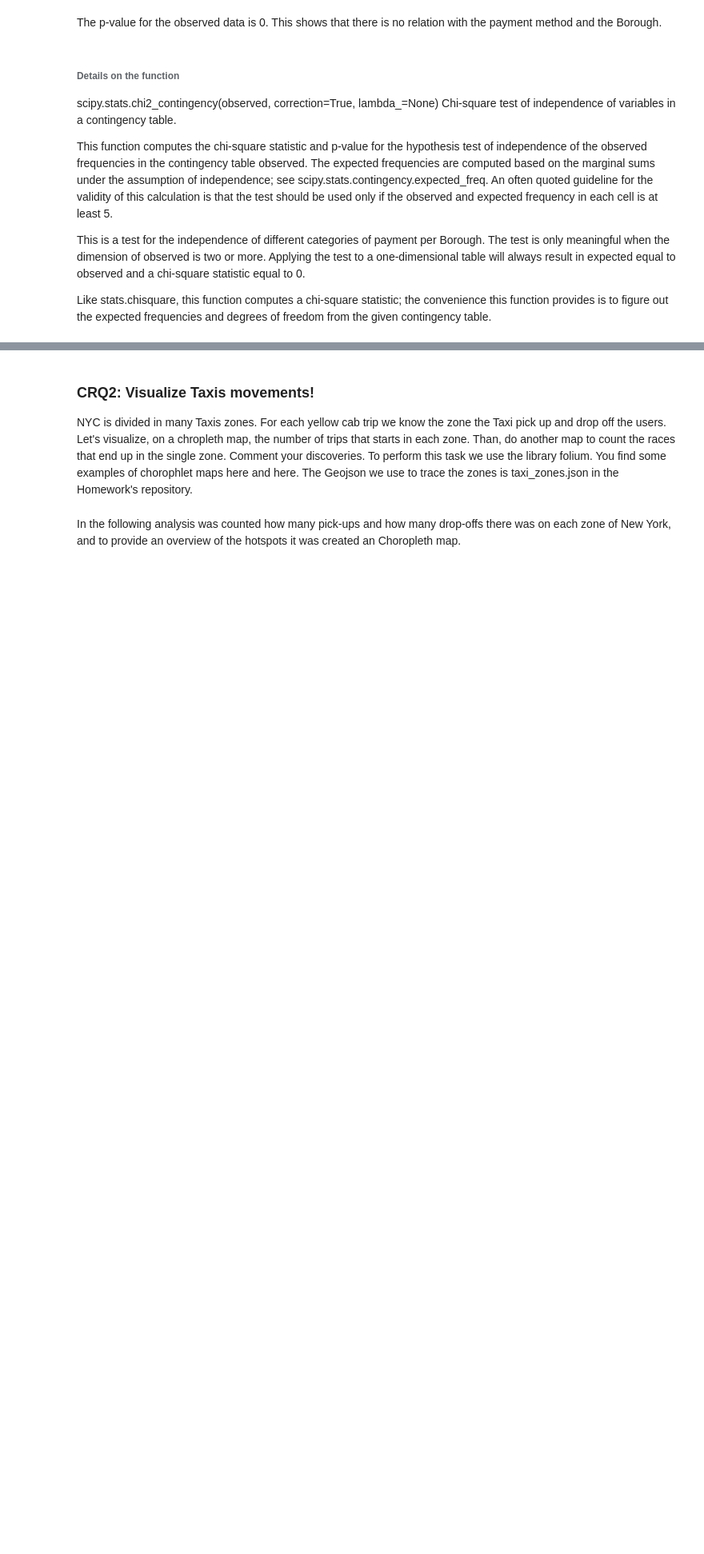
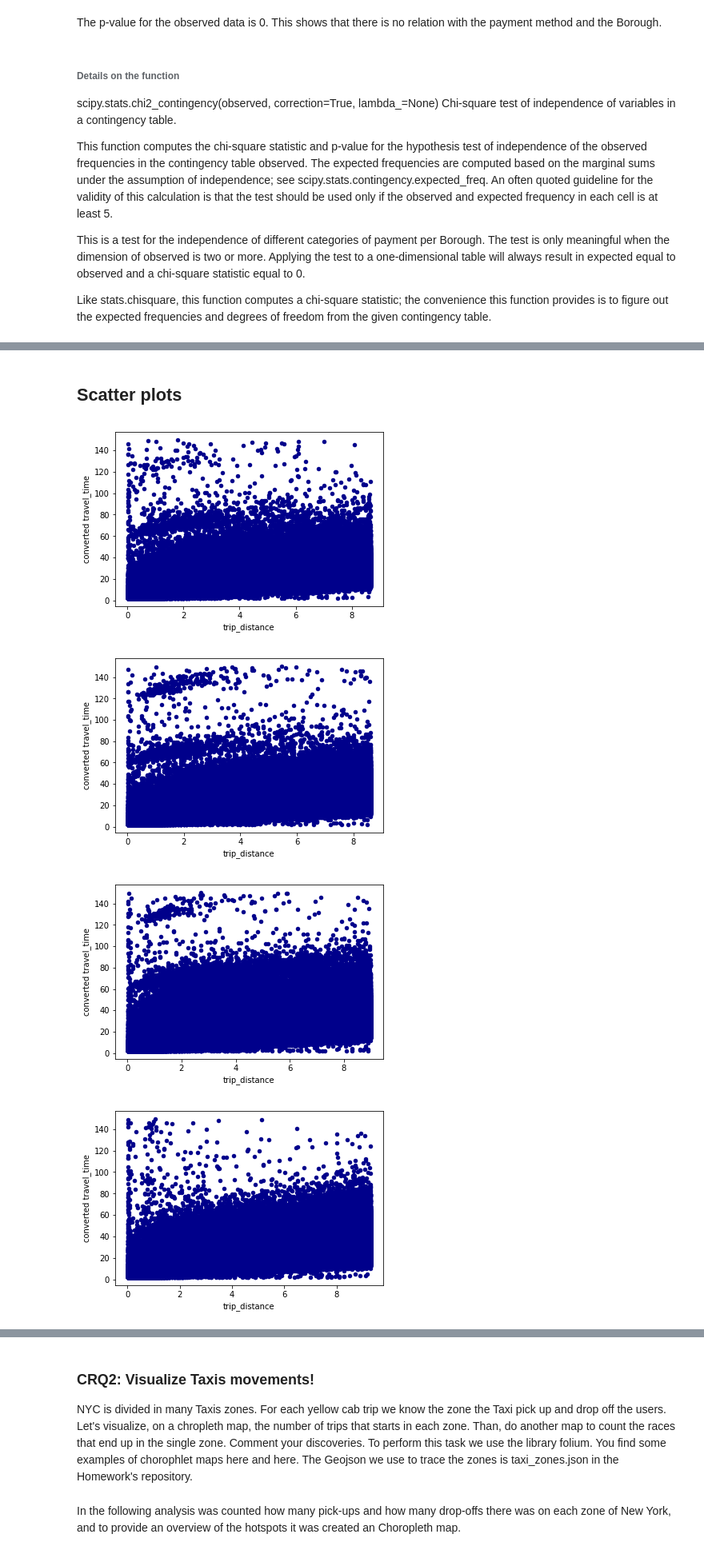
Before and after one commit to guilhermevescovi/How-do-Taxis-move-in-NYC, a Jupyter notebook: Main_pipeline.ipynb, the cells around one changed output, grey strips where cells are left out. Shown: that part at 80% size. Saved outputs shown, nothing was run; the diff lists cells and outputs as text; code cells hidden in the pictures; blank space fills up the shorter version.

```diff
--- a/Main_pipeline.ipynb
+++ b/Main_pipeline.ipynb
@@ -454,0 +623,40 @@ Like stats.chisquare, this function computes a chi-square statistic; the conveni
+# %% [markdown]
+## Scatter plots
+# %%
+for month in ['01', '02', '03', '04', '05', '06']:
+
+    data_final = pd.read_csv("yellow_tripdata_2018-"+month+".csv", usecols=[
+                             'tpep_pickup_datetime', 'tpep_dropoff_datetime', 'trip_distance', 'PULocationID', 'total_amount'])
+
+    data_final = pd.merge(data_final, data_zone, how="left",
+                          left_on='PULocationID', right_on="LocationID")
+    data_final = data_final[data_final.trip_distance != 0]
+    data_final = data_final[data_final.total_amount != 0]
+
+    # Transformation from string to format datetime
+    data_final['tpep_pickup_datetime'] = pd.to_datetime(
+        data_final['tpep_pickup_datetime'], format='%Y-%m-%d %H:%M:%S')
+    data_final['tpep_dropoff_datetime'] = pd.to_datetime(
+        data_final['tpep_dropoff_datetime'], format='%Y-%m-%d %H:%M:%S')
+
+    # inserting a new column with travel time in the dataframe
+    data_final.insert(loc=2, column='travel_time', value= data_final['tpep_dropoff_datetime'] - \
+        data_final['tpep_pickup_datetime'])
+
+    #First of all i have to convert the time express in date_time in a single integer number to allow the correlation computation
+    data_final.loc[:,'converted travel_time'] = data_final['travel_time'].dt.seconds/60 #consider minutes
+    data_final['converted travel_time'] = data_final['converted travel_time'].astype('float64')
+    data_final['converted travel_time'] = round(data_final['converted travel_time'],2)
+
+    data_final = data_final.loc[(data_final['converted travel_time'] > 2) & (data_final['converted travel_time']< 150)]
+    Q1 = data_final['trip_distance'].quantile(0.25)
+    Q3 = data_final['trip_distance'].quantile(0.75)
+    W = Q3-Q1
+    bound = Q3 + (3*W)
+    data_final = data_final.loc[(data_final['trip_distance']<bound)]
+    data_final.plot.scatter(x='trip_distance',y='converted travel_time',c='DarkBlue')
+# %% [output]
+[figure, added]
+[figure, added]
+[figure, added]
+[figure, added]
```
Also changed, not shown: parts of 27 cells of this notebook.
